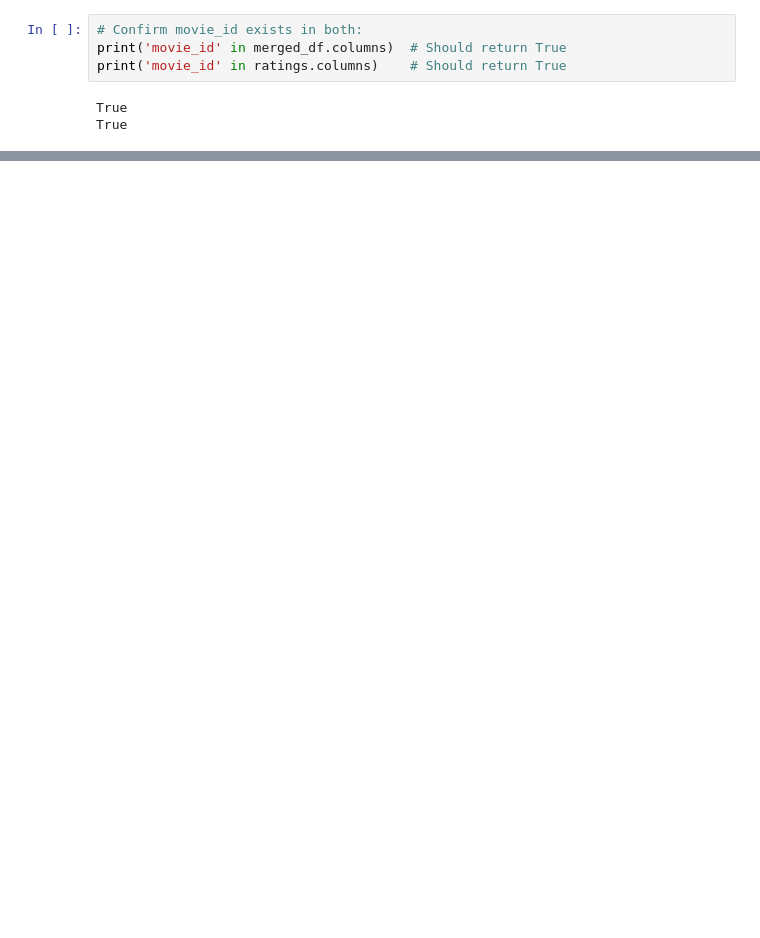
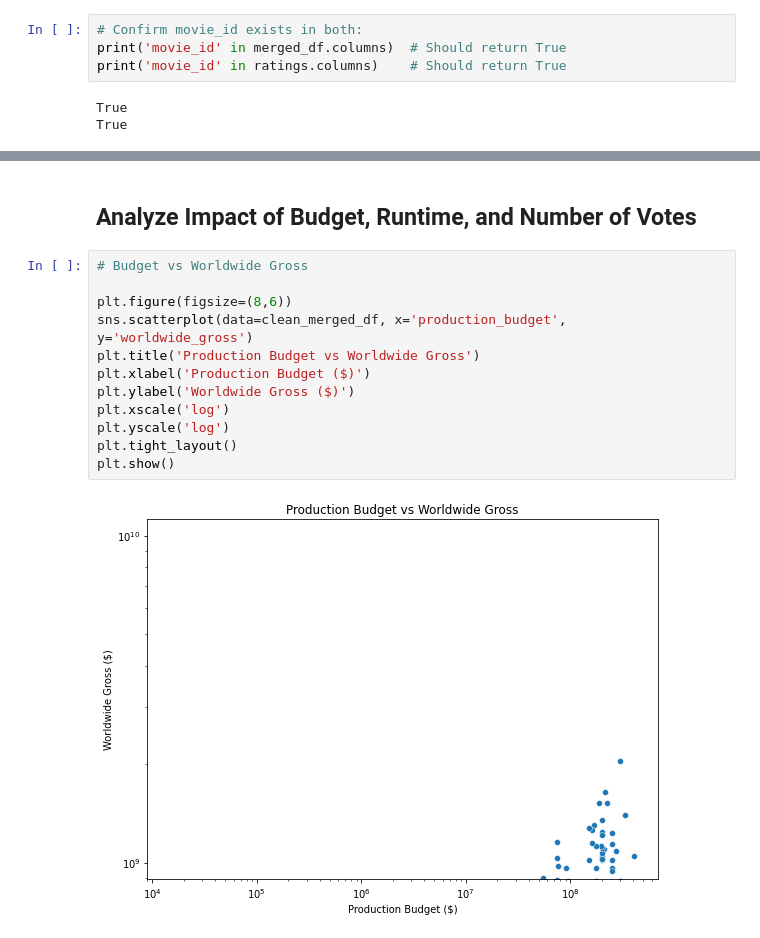
Before and after one commit to Irene-coder-dot/dsc-phase-2-project-v3, a Jupyter notebook: student.ipynb, the cells around one changed output, grey strips where cells are left out. Drawn from its saved outputs; the diff is of its cells as text; blank space fills up the shorter version.

```diff
--- a/student.ipynb
+++ b/student.ipynb
@@ -509,0 +603,16 @@ merged_df
+# %% [markdown]
+##  Analyze Impact of Budget, Runtime, and Number of Votes
+# %%
+# Budget vs Worldwide Gross
+
+plt.figure(figsize=(8,6))
+sns.scatterplot(data=clean_merged_df, x='production_budget', y='worldwide_gross')
+plt.title('Production Budget vs Worldwide Gross')
+plt.xlabel('Production Budget ($)')
+plt.ylabel('Worldwide Gross ($)')
+plt.xscale('log')
+plt.yscale('log')
+plt.tight_layout()
+plt.show()
+# %% [output]
+[figure, added]
```
Also changed, not shown: parts of 26 cells of this notebook.
